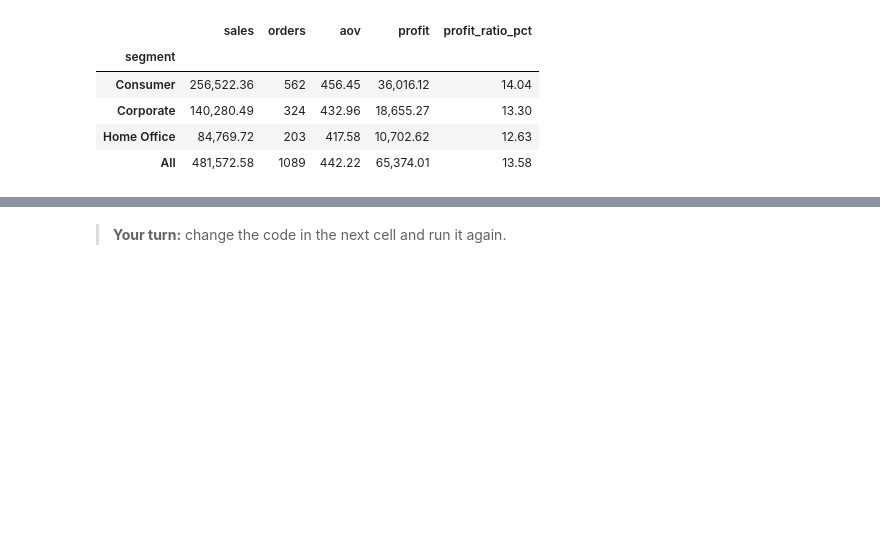
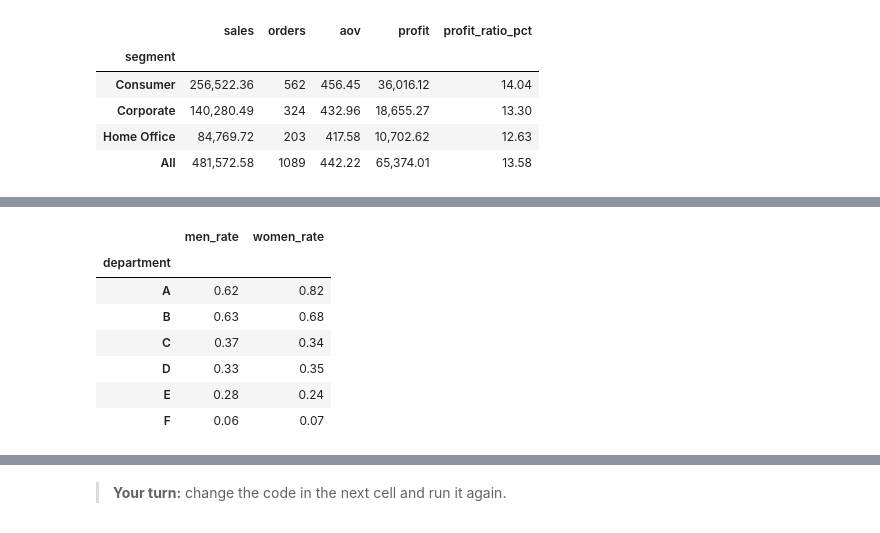
Before and after one commit to Aayush181509/AnalyticsLecture, a Jupyter notebook: notebooks/05_metrics_and_kpis_lab.ipynb, the cells around one changed output, grey strips where cells are left out. Drawn from its saved outputs; the diff is of its cells as text; code cells hidden in the pictures; blank space fills up the shorter version.

```diff
--- a/notebooks/05_metrics_and_kpis_lab.ipynb
+++ b/notebooks/05_metrics_and_kpis_lab.ipynb
@@ -357,0 +442,21 @@ kpi_table(selected, "segment")
+# %%
+berkeley = pd.DataFrame({
+    "department": ["A", "B", "C", "D", "E", "F"],
+    "men_applied":     [825, 560, 325, 417, 191, 373],
+    "men_admitted":    [512, 353, 120, 138,  53,  22],
+    "women_applied":   [108,  25, 593, 375, 393, 341],
+    "women_admitted":  [ 89,  17, 202, 131,  94,  24],
+}).set_index("department")
+
+berkeley["men_rate"] = berkeley["men_admitted"] / berkeley["men_applied"]
+berkeley["women_rate"] = berkeley["women_admitted"] / berkeley["women_applied"]
+berkeley[["men_rate", "women_rate"]].round(3)
+# %% [output]
+|  | men_rate | women_rate |
+| department |  |  |
+| A | 0.62 | 0.82 |
+| B | 0.63 | 0.68 |
+| C | 0.37 | 0.34 |
+| D | 0.33 | 0.35 |
+| E | 0.28 | 0.24 |
+| F | 0.06 | 0.07 |
```
Also changed, not shown: parts of 32 cells of this notebook, 44 other files.
